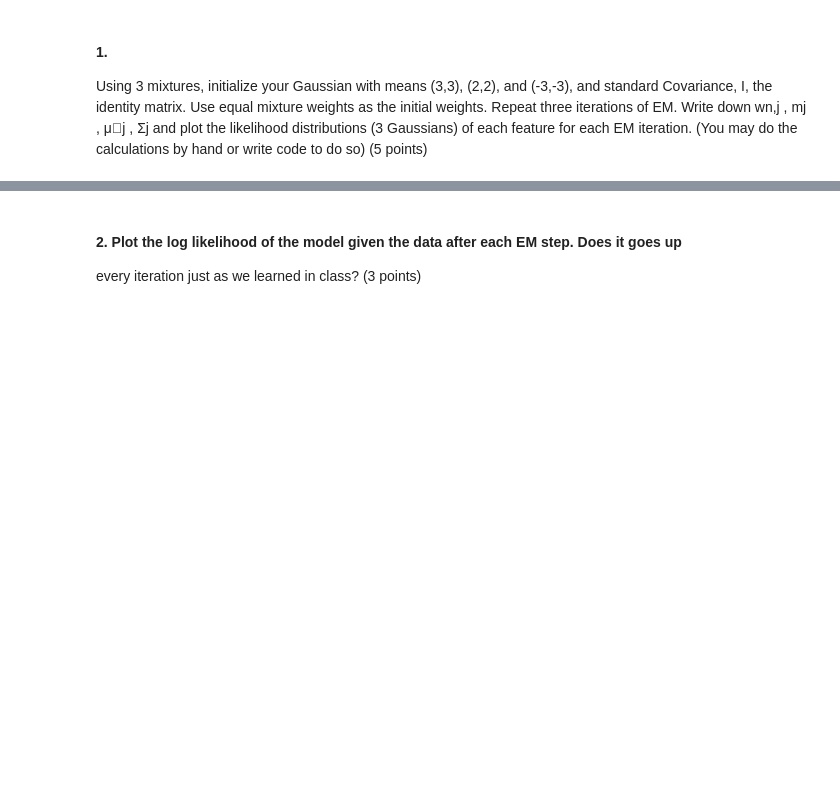
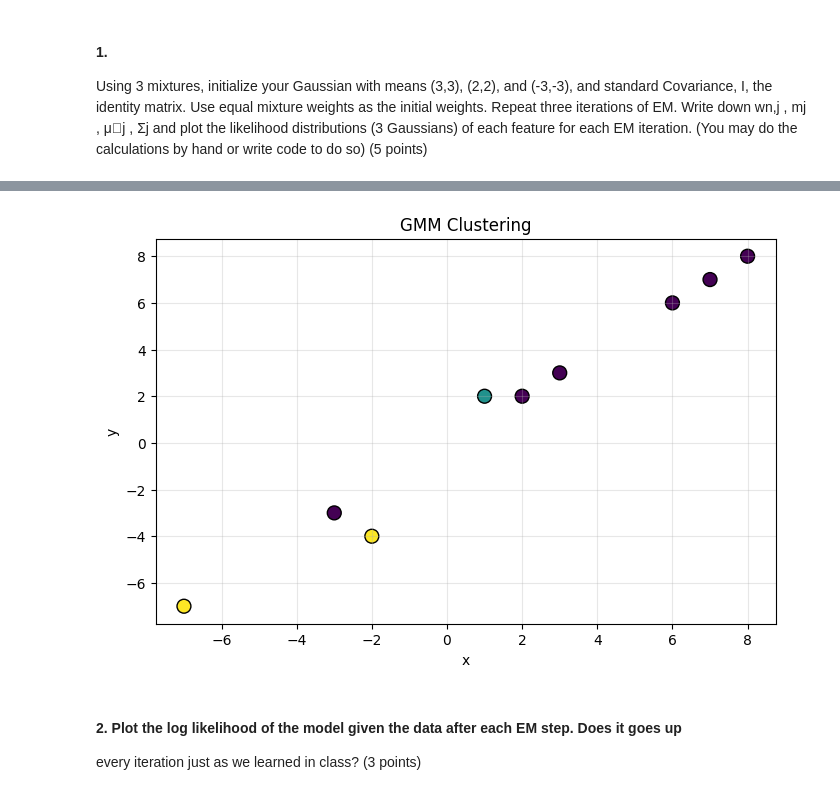
Before and after one commit to PavarisAsawa/PatternRecognition-Dimensionality_Reduction, a Jupyter notebook: Chapter1.ipynb, the cells around one changed output, grey strips where cells are left out. Cells and saved outputs as stored; diff of their text form; code cells hidden in the pictures; blank space fills up the shorter version.

```diff
--- a/Chapter1.ipynb
+++ b/Chapter1.ipynb
@@ -113,31 +60,3 @@ Repeat three iterations of EM. Write down wn,j
 , Σj and plot the likelihood distributions (3
 Gaussians) of each feature for each EM iteration. (You may do the calculations by hand or write
 code to do so) (5 points)
-# %%
-def mvn_pdf(x, mean, cov):
-    n = len(mean)
-    det = np.linalg.det(cov)
-    inv = np.linalg.inv(cov)
-    diff = x - mean
-    exponent = -0.5 * (diff @ inv @ diff.T)
-    return (1.0 / np.sqrt(((2 * np.pi)**n) * det)) * np.exp(exponent)
-
-for iter in range(1, 4):
-    # --- E-STEP ---
-    w = np.zeros((n_samples, k))
-    for i in range(n_samples):
-        for j in range(k):
-            w[i, j] = phi[j] * mvn_pdf(X[i], mu[j], sigma[j])
-        w[i, :] /= np.sum(w[i, :])
-
-    # --- M-STEP ---
-    n_j = np.sum(w, axis=0)
-    for j in range(k):
-        phi[j] = n_j[j] / n_samples
-        mu[j] = (w[:, j] @ X) / n_j[j]
-        diff = X - mu[j]
-        sigma[j] = (w[:, j] * diff.T @ diff) / n_j[j] + np.eye(n_features) * 1e-6
-
-    print(f"\n--- Iteration {iter} ---")
-    print(f"Weights (phi): {phi}")
-    print(f"Means (mu):\n{mu}")
@@ -165,3 +117,13 @@ Means (mu):
+# %%
+plt.figure(figsize=(8, 5))
+plt.scatter(X[:, 0], X[:, 1], c=labels, cmap='viridis', s=100, edgecolors='k')
+plt.title("GMM Clustering")
+plt.xlabel("x")
+plt.ylabel("y")
+plt.grid(True, alpha=0.3)
+plt.show()
+# %% [output]
+[figure, added]
 # %% [markdown]
 #### 2. Plot the log likelihood of the model given the data after each EM step. Does it goes up
 every iteration just as we learned in class? (3 points)
```
Also changed, not shown: parts of 13 cells of this notebook, 1 other file.
